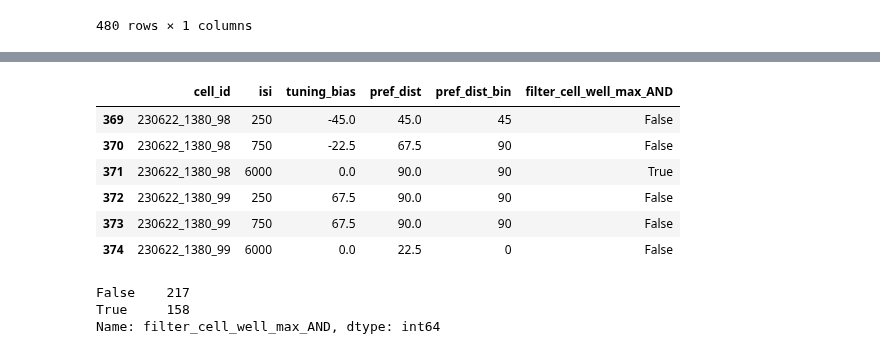
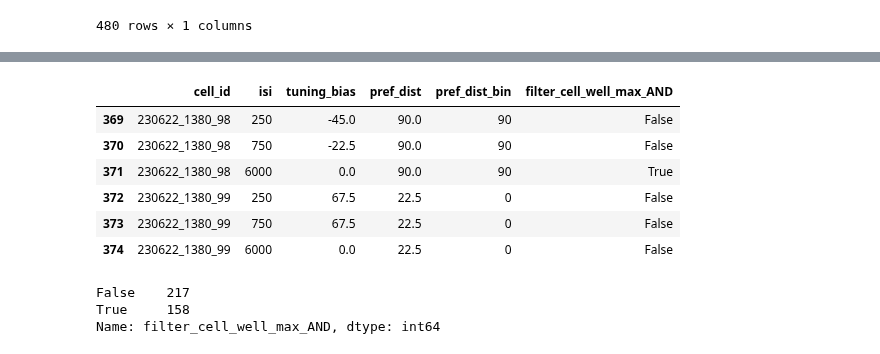
Before and after one commit to lanluo9/inter, a Jupyter notebook: scripts/ipynb/tuning_bias_multisess.ipynb, the cells around one changed output, grey strips where cells are left out. Saved outputs shown, nothing was run; the diff lists cells and outputs as text; code cells hidden in the pictures.

```diff
--- a/scripts/ipynb/tuning_bias_multisess.ipynb
+++ b/scripts/ipynb/tuning_bias_multisess.ipynb
@@ -777,10 +777,10 @@ df_pref_dist.tail(6)
 # %%
 ## construct tuning_bias: distance from adapter, adapted - unadapted. if tuning repelled from adapter, this is positive; attracted, negative
 
-tmp = df_pref_dist.groupby(level=['cell_id']).transform('last') # copy last isi (6000, unadapted) to all isi
-tmp.tail(6)
+df_pref_dist_noad = df_pref_dist.groupby(level=['cell_id']).transform('last') # copy last isi (6000, unadapted) to all isi
+df_pref_dist_noad.tail(6)
 
-df_bias = df_pref_dist - tmp # adapted - unadapted = bias
+df_bias = df_pref_dist - df_pref_dist_noad # adapted - unadapted = bias
 df_bias.rename(columns={'pref_dist': 'tuning_bias'}, inplace=True)
 df_bias = df_bias[['tuning_bias', ]]
 df_bias.tail(6)
@@ -834,21 +823,21 @@ df_pref_dist.head(6)
 # %%
 ## merge df_pref_dist (ori-max distance from adapter in each isi) & filter_cell_well_max_AND (whether each cell has consistent max-ori for both adapted AND unadapted condition) back to df_bias
 
 df_bias = df_bias.merge(
-        df_pref_dist[['pref_dist', 'pref_dist_bin']].reset_index(),
+        df_pref_dist_noad[['pref_dist', 'pref_dist_bin']].reset_index(), # take pref_dist_from_adapter from df_pref_dist_noad, the unadapted condition
         on=['cell_id', 'isi'], how='left')
 
 df_bias = df_bias.loc[:, df_bias.columns != 'filter_cell_well_max_AND'].merge( # prevent duplicate column
         df_well_max_ad.loc[:, 'filter_cell_well_max_AND'].reset_index(),
         on=['cell_id', 'isi'], how='left')
 df_bias.tail(6)
 # %% [output]
 |  | cell_id | isi | tuning_bias | pref_dist | pref_dist_bin | filter_cell_well_max_AND |
-| 369 | 230622_1380_98 | 250 | -45.0 | 45.0 | 45 | False |
-| 370 | 230622_1380_98 | 750 | -22.5 | 67.5 | 90 | False |
+| 369 | 230622_1380_98 | 250 | -45.0 | 90.0 | 90 | False |
+| 370 | 230622_1380_98 | 750 | -22.5 | 90.0 | 90 | False |
 | 371 | 230622_1380_98 | 6000 | 0.0 | 90.0 | 90 | True |
-| 372 | 230622_1380_99 | 250 | 67.5 | 90.0 | 90 | False |
-| 373 | 230622_1380_99 | 750 | 67.5 | 90.0 | 90 | False |
+| 372 | 230622_1380_99 | 250 | 67.5 | 22.5 | 0 | False |
+| 373 | 230622_1380_99 | 750 | 67.5 | 22.5 | 0 | False |
 | 374 | 230622_1380_99 | 6000 | 0.0 | 22.5 | 0 | False |
 # %%
 df_bias.filter_cell_well_max_AND.value_counts()
```
Also changed, not shown: parts of 2 cells of this notebook.
